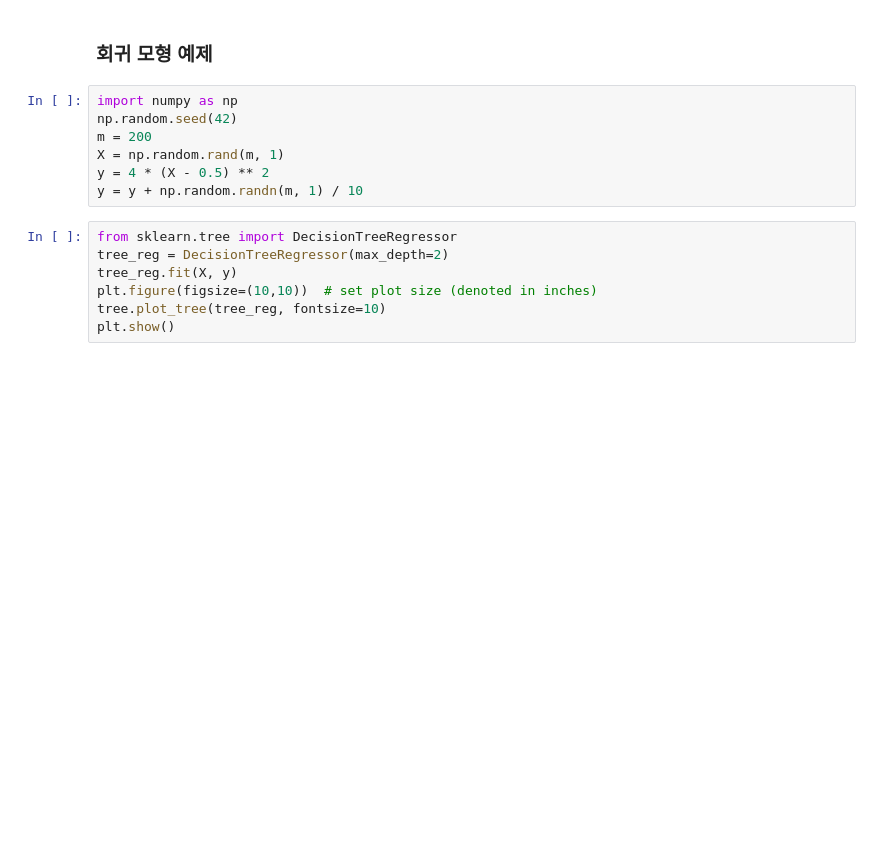
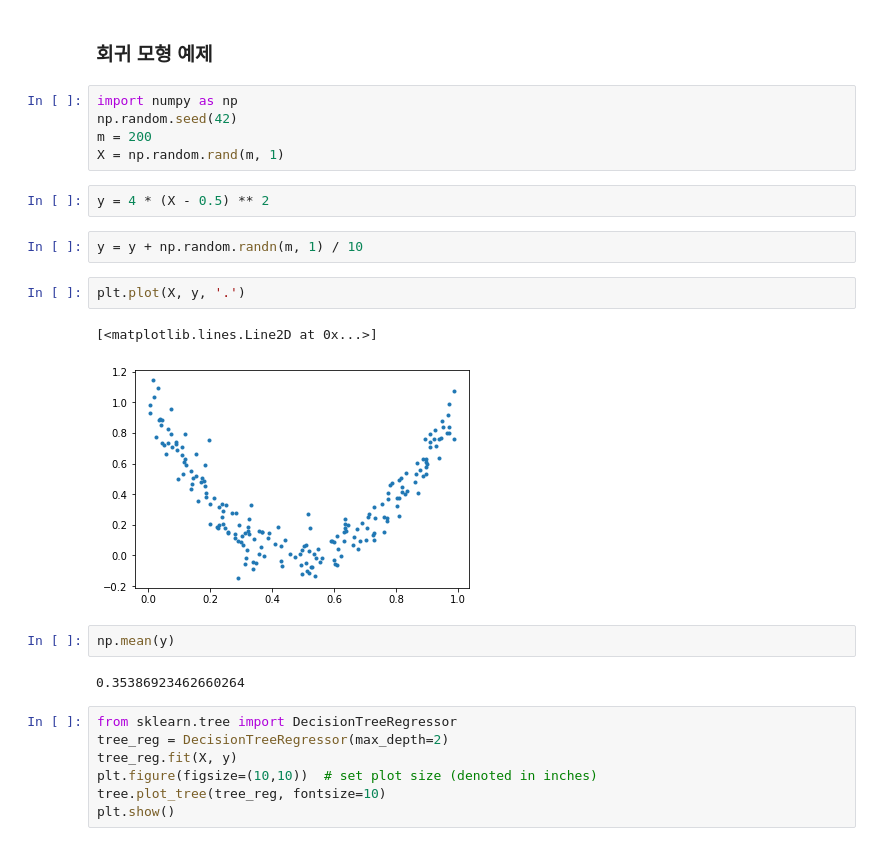
Before and after one commit to ksublee/ML, a Jupyter notebook: 6.Tree.ipynb, the cells around one changed output. Cells and saved outputs as stored; diff of their text form; blank space fills up the shorter version.

```diff
--- a/6.Tree.ipynb
+++ b/6.Tree.ipynb
@@ -268,8 +294,19 @@ import numpy as np
 np.random.seed(42)
 m = 200
 X = np.random.rand(m, 1)
-y = 4 * (X - 0.5) ** 2
-y = y + np.random.randn(m, 1) / 10
+# %%
+y = 4 * (X - 0.5) ** 2
+# %%
+y = y + np.random.randn(m, 1) / 10
+# %%
+plt.plot(X, y, '.')
+# %% [output]
+[<matplotlib.lines.Line2D at 0x...>]
+[figure, added]
+# %%
+np.mean(y)
+# %% [output]
+0.35386923462660264
 # %%
 from sklearn.tree import DecisionTreeRegressor
 tree_reg = DecisionTreeRegressor(max_depth=2)
```
Also changed, not shown: parts of 30 cells of this notebook, 15 other files.
